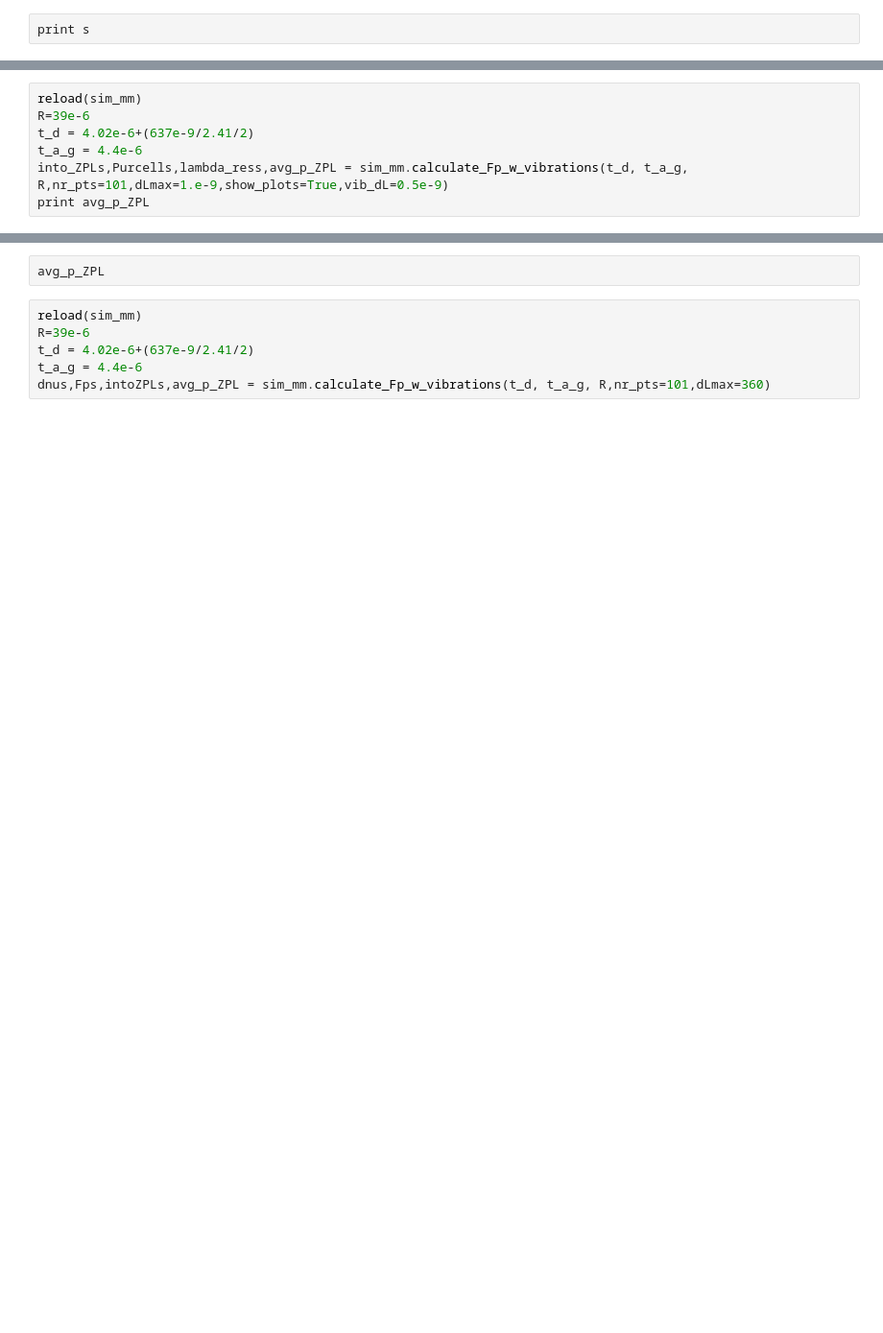
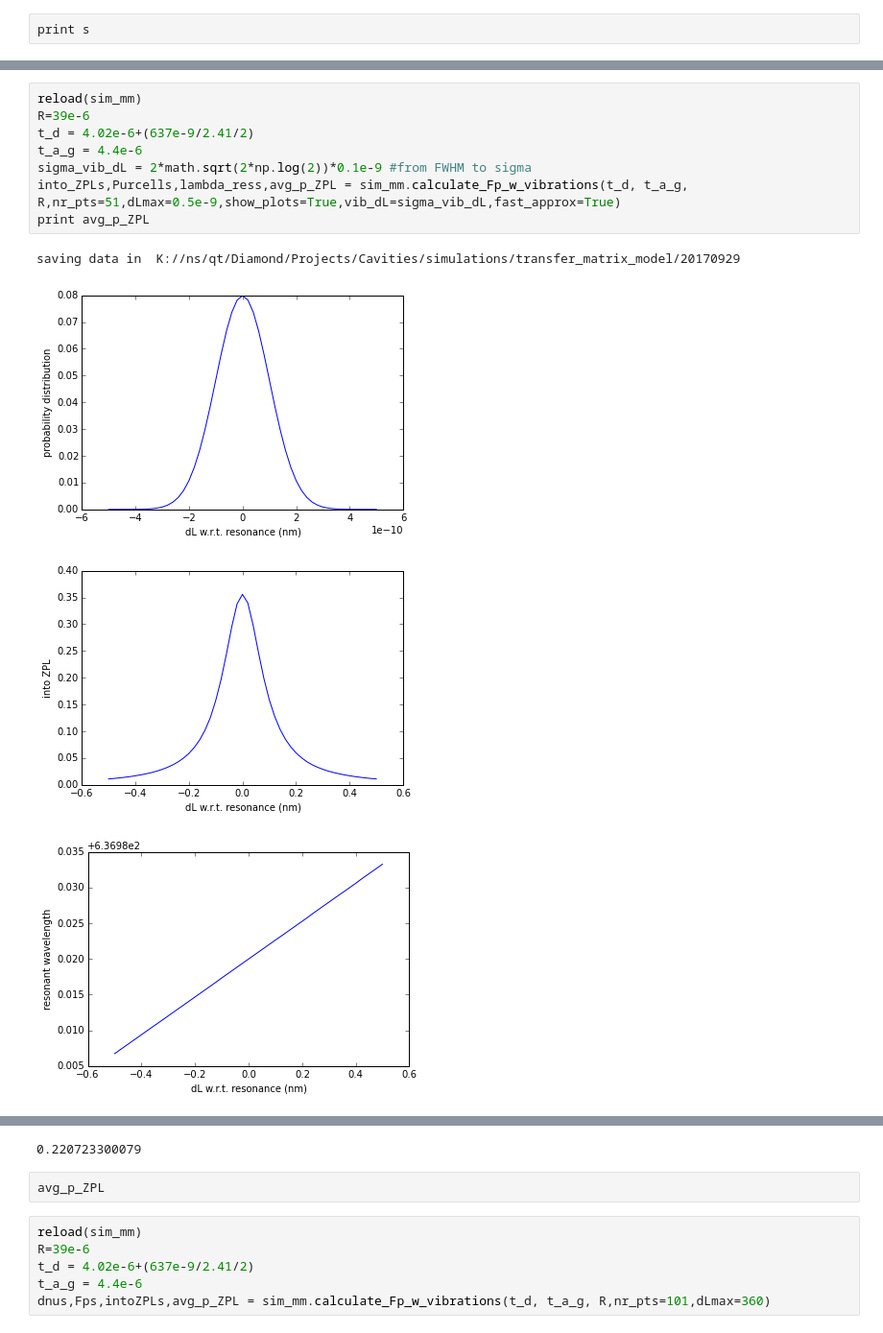
Before and after one commit to zaguros/analysis, a Jupyter notebook: notebooks/cavities/Simulations transfer matrix method.ipynb, the cells around one changed output, grey strips where cells are left out. Shown at 96% size. Cells and saved outputs as stored; diff of their text form; blank space fills up the shorter version.

```diff
--- a/notebooks/cavities/Simulations transfer matrix method.ipynb
+++ b/notebooks/cavities/Simulations transfer matrix method.ipynb
@@ -172,7 +251,13 @@ dnus,Fps,intoZPLs = sim_mm.calculate_Fp_vs_finesse(t_d, t_a_g, R,finesses=np.lin
 # %%
 reload(sim_mm)
 R=39e-6
 t_d = 4.02e-6+(637e-9/2.41/2)
 t_a_g = 4.4e-6
-into_ZPLs,Purcells,lambda_ress,avg_p_ZPL = sim_mm.calculate_Fp_w_vibrations(t_d, t_a_g, R,nr_pts=101,dLmax=1.e-9,show_plots=True,vib_dL=0.5e-9)
+sigma_vib_dL = 2*math.sqrt(2*np.log(2))*0.1e-9 #from FWHM to sigma
+into_ZPLs,Purcells,lambda_ress,avg_p_ZPL = sim_mm.calculate_Fp_w_vibrations(t_d, t_a_g, R,nr_pts=51,dLmax=0.5e-9,show_plots=True,vib_dL=sigma_vib_dL,fast_approx=True)
 print avg_p_ZPL
+# %% [output]
+saving data in  K://ns/qt/Diamond/Projects/Cavities/simulations/transfer_matrix_model/20170929
+[figure, added]
+[figure, added]
+[figure, added]
@@ -179,3 +265,4 @@ print avg_p_ZPL
+0.220723300079
 # %%
 avg_p_ZPL
 # %%
```
Also changed, not shown: parts of 12 cells of this notebook, 6 other files.
